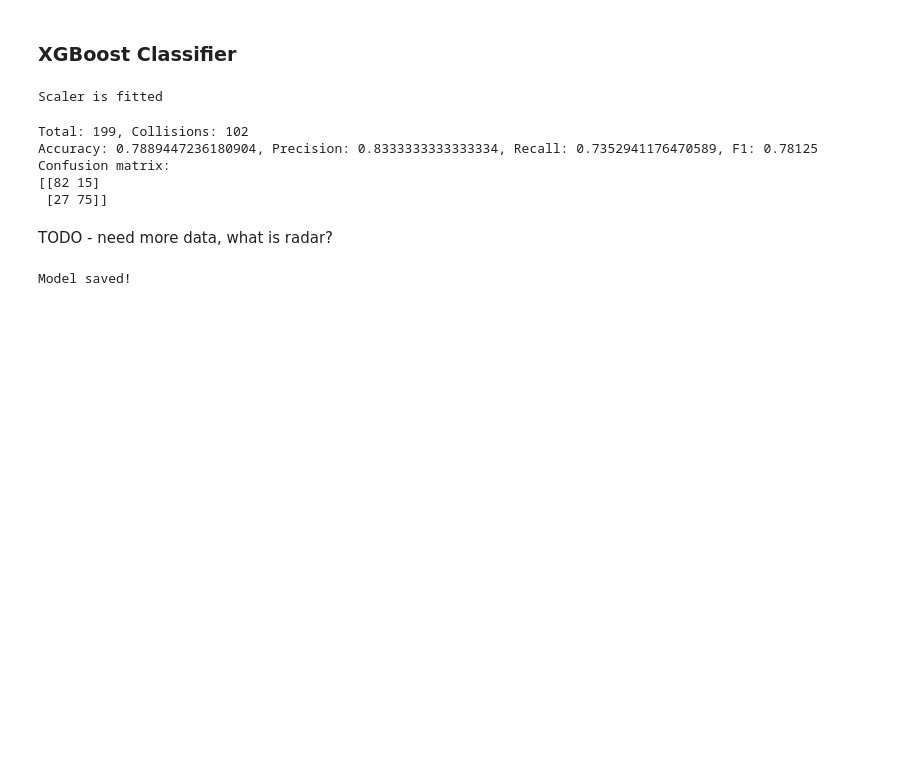
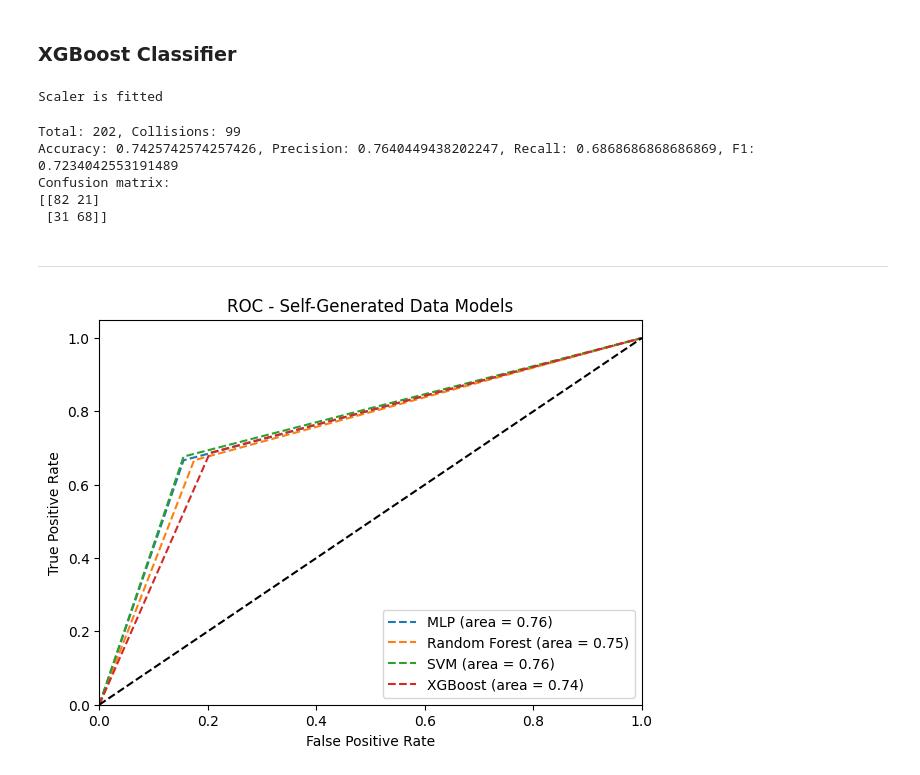
Before and after one commit to SigurdGH/MasterThesis, a Jupyter notebook: main/digital-twin.generated.ipynb, the cells around one changed output. Drawn from its saved outputs; the diff is of its cells as text; code cells hidden in the pictures; blank space fills up the shorter version.

Commit message:
roc curves and clean up

```diff
--- a/main/digital-twin.generated.ipynb
+++ b/main/digital-twin.generated.ipynb
@@ -84,2 +80,5 @@ Confusion matrix:
+# %%
+mlp_fpr, mlp_tpr, mlp_thresholds = roc_curve(mlp_testY, mlp_pred)
+mlp_roc_auc = auc(mlp_fpr, mlp_tpr)
 # %%
 model_score = f"{mlp_score[0][0]}-{mlp_score[0][1]}-{mlp_score[1][0]}-{mlp_score[1][1]}"
@@ -110,2 +109,5 @@ Confusion matrix:
+# %%
+rf_fpr, rf_tpr, rf_thresholds = roc_curve(rf_testY, rf_pred)
+rf_roc_auc = auc(rf_fpr, rf_tpr)
 # %%
 model_score = f"{rf_score[0][0]}-{rf_score[0][1]}-{rf_score[1][0]}-{rf_score[1][1]}"
@@ -136,2 +138,5 @@ Confusion matrix:
+# %%
+svm_fpr, svm_tpr, svm_thresholds = roc_curve(svm_testY, svm_pred)
+svm_roc_auc = auc(svm_fpr, svm_tpr)
 # %%
 model_score = f"{svm_score[0][0]}-{svm_score[0][1]}-{svm_score[1][0]}-{svm_score[1][1]}"
@@ -151,20 +156,38 @@ Scaler is fitted
 # %%
 xgb_clf.fit(xgb_trainX, xgb_trainY)
 # %%
-len(xgb_testX[0])
 xgb_pred = xgb_clf.predict(xgb_testX)
 xgb_score = xgb_clf.getScore(xgb_testY, xgb_pred)
 # %% [output]
-Total: 199, Collisions: 102
-Accuracy: 0.7889447236180904, Precision: 0.8333333333333334, Recall: 0.7352941176470589, F1: 0.78125
+Total: 202, Collisions: 99
+Accuracy: 0.7425742574257426, Precision: 0.7640449438202247, Recall: 0.6868686868686869, F1: 0.7234042553191489
 Confusion matrix:
-[[82 15]
- [27 75]]
+[[82 21]
+ [31 68]]
-# %% [markdown]
-TODO - need more data, what is radar?
+# %%
+xgb_fpr, xgb_tpr, xgb_thresholds = roc_curve(xgb_testY, xgb_pred)
+xgb_roc_auc = auc(xgb_fpr, xgb_tpr)
 # %%
 # model_score = f"{score[0][0]}-{score[0][1]}-{score[1][0]}-{score[1][1]}"
 model_score = f"{xgb_score[0][0]}-{xgb_score[0][1]}-{xgb_score[1][0]}-{xgb_score[1][1]}"
-xgb_clf.saveModel(f"XGBClassifier_{MODEL_PREFIX}_PI{PI}_RBC{RBC}", accuracy=model_score)
+
+if SAVE_MODELS:
+    xgb_clf.saveModel(f"XGBClassifier_{MODEL_PREFIX}_PI{PI}_RBC{RBC}", accuracy=model_score)
-# %% [output]
-Model saved!
+# %% [markdown]
+---
+# %%
+plt.figure(figsize=(7, 5))
+plt.plot(mlp_fpr, mlp_tpr, label=f"MLP (area = {mlp_roc_auc:.2f})", linestyle="dashed")
+plt.plot(rf_fpr, rf_tpr, label=f"Random Forest (area = {rf_roc_auc:.2f})", linestyle="dashed")
+plt.plot(svm_fpr, svm_tpr, label=f"SVM (area = {svm_roc_auc:.2f})", linestyle="dashed")
+plt.plot(xgb_fpr, xgb_tpr, label=f"XGBoost (area = {xgb_roc_auc:.2f})", linestyle="dashed")
+plt.plot([0, 1], [0, 1], "k--")
+plt.xlim([0.0, 1.0])
+plt.ylim([0.0, 1.05])
+plt.xlabel("False Positive Rate")
+plt.ylabel("True Positive Rate")
+plt.title(f"ROC - Self-Generated Data Models")
+plt.legend(loc="lower right")
+plt.show()
+# %% [output]
+[figure, added]
```
Also changed, not shown: parts of 14 cells of this notebook, 1 other file.
